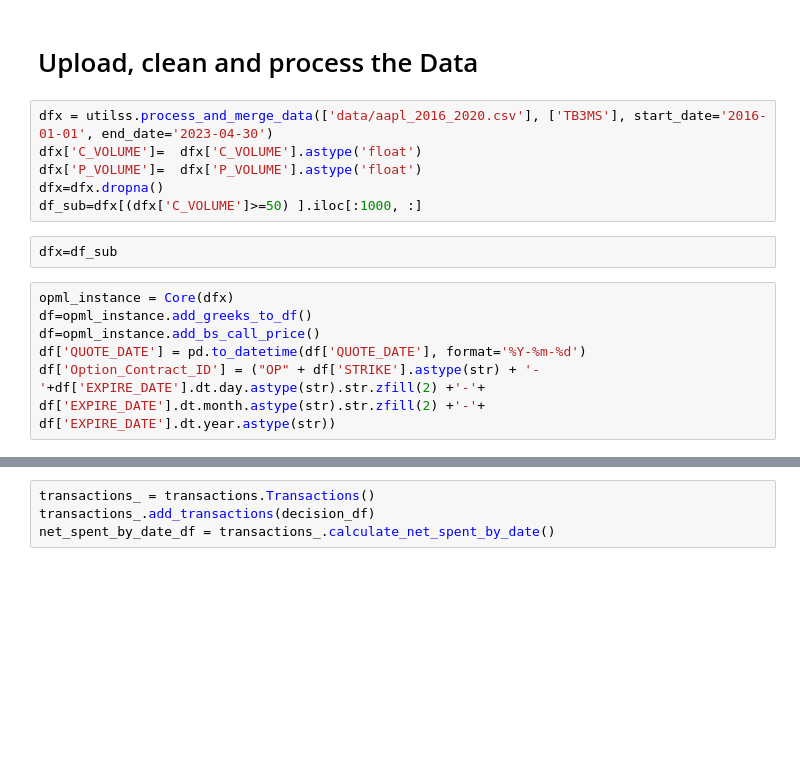
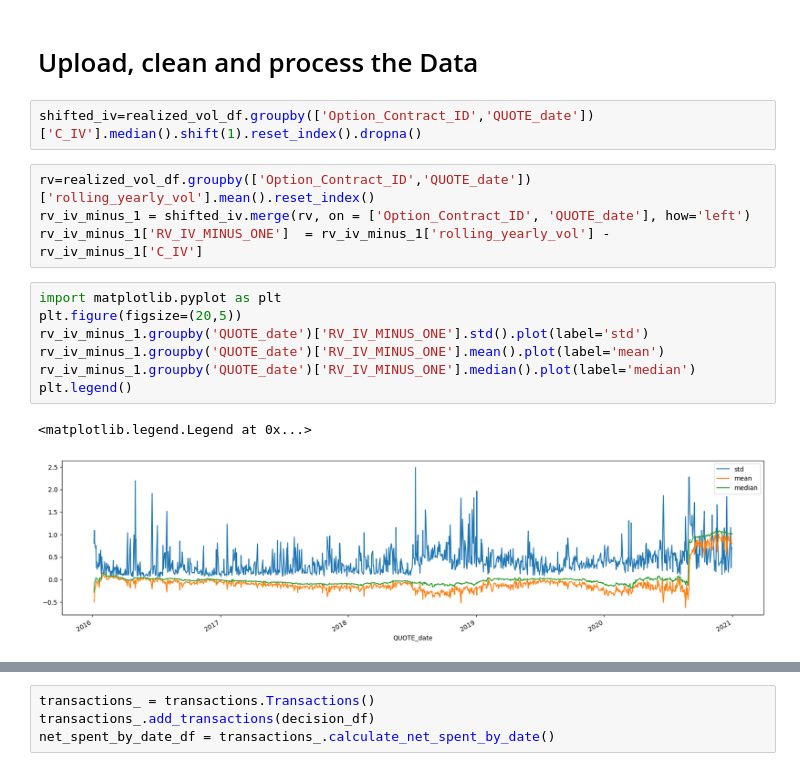
Before and after one commit to zgcharaf/Options-Trading-Framework, a Jupyter notebook: Main.ipynb, the cells around one changed output, grey strips where cells are left out. Saved outputs shown, nothing was run; the diff lists cells and outputs as text; blank space fills up the shorter version.

```diff
--- a/Main.ipynb
+++ b/Main.ipynb
@@ -58,18 +58,20 @@ from portfolio import portfolio
   - Calculate unrealized PnL based on current market prices of open positions.
 # %% [markdown]
 # Upload, clean and process the Data
-# %%
-dfx = utilss.process_and_merge_data(['data/aapl_2016_2020.csv'], ['TB3MS'], start_date='2016-01-01', end_date='2023-04-30')
-dfx['C_VOLUME']=  dfx['C_VOLUME'].astype('float')
-dfx['P_VOLUME']=  dfx['P_VOLUME'].astype('float')
-dfx=dfx.dropna()
-df_sub=dfx[(dfx['C_VOLUME']>=50) ].iloc[:1000, :]
-# %%
-dfx=df_sub
-# %%
-opml_instance = Core(dfx)
-df=opml_instance.add_greeks_to_df()
-df=opml_instance.add_bs_call_price()
-df['QUOTE_DATE'] = pd.to_datetime(df['QUOTE_DATE'], format='%Y-%m-%d')
-df['Option_Contract_ID'] = ("OP" + df['STRIKE'].astype(str) + '-'+df['EXPIRE_DATE'].dt.day.astype(str).str.zfill(2) +'-'+ df['EXPIRE_DATE'].dt.month.astype(str).str.zfill(2) +'-'+  df['EXPIRE_DATE'].dt.year.astype(str))
+# %%
+shifted_iv=realized_vol_df.groupby(['Option_Contract_ID','QUOTE_date'])['C_IV'].median().shift(1).reset_index().dropna()
+# %%
+rv=realized_vol_df.groupby(['Option_Contract_ID','QUOTE_date'])['rolling_yearly_vol'].mean().reset_index()
+rv_iv_minus_1 = shifted_iv.merge(rv, on = ['Option_Contract_ID', 'QUOTE_date'], how='left')
+rv_iv_minus_1['RV_IV_MINUS_ONE']  = rv_iv_minus_1['rolling_yearly_vol'] - rv_iv_minus_1['C_IV']
+# %%
+import matplotlib.pyplot as plt
+plt.figure(figsize=(20,5))
+rv_iv_minus_1.groupby('QUOTE_date')['RV_IV_MINUS_ONE'].std().plot(label='std')
+rv_iv_minus_1.groupby('QUOTE_date')['RV_IV_MINUS_ONE'].mean().plot(label='mean')
+rv_iv_minus_1.groupby('QUOTE_date')['RV_IV_MINUS_ONE'].median().plot(label='median')
+plt.legend()
+# %% [output]
+<matplotlib.legend.Legend at 0x...>
+[figure, added]
 # %%
```
Also changed, not shown: parts of 11 cells of this notebook, 5 other files.
